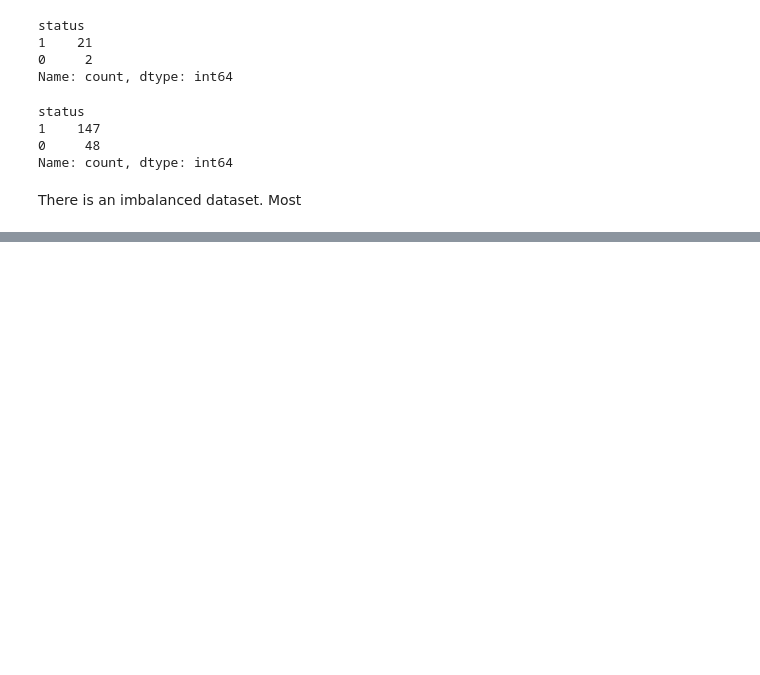
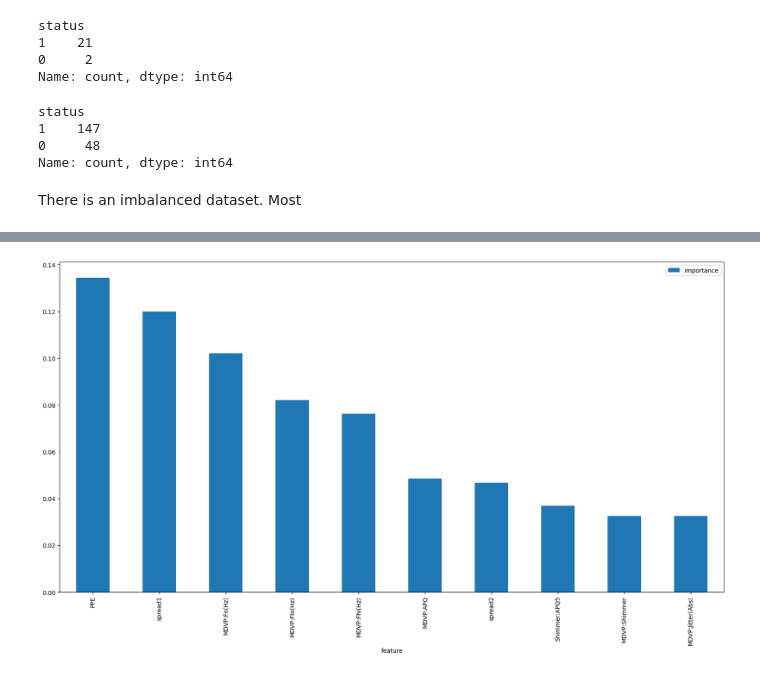
Before and after one commit to t-price/ML_project, a Jupyter notebook: Parkinsons_Cleaning.ipynb, the cells around one changed output, grey strips where cells are left out. Saved outputs shown, nothing was run; the diff lists cells and outputs as text; code cells hidden in the pictures; blank space fills up the shorter version.

```diff
--- a/Parkinsons_Cleaning.ipynb
+++ b/Parkinsons_Cleaning.ipynb
@@ -214,3 +211,13 @@ status
 Name: count, dtype: int64
 # %% [markdown]
 There is an imbalanced dataset. Most
+# %%
+# shuffle the dataframe
+idx = np.arange(len(parkinsons))
+
+# shuffle the indexes
+np.random.shuffle(idx)
+
+# apply shuffled indexes to the dataset
+new_parkinsons = parkinsons.iloc[idx].reset_index(drop=True)
+new_parkinsons
@@ -216,0 +263,32 @@ There is an imbalanced dataset. Most
+# %%
+from sklearn.ensemble import RandomForestClassifier
+
+# split the dataset into train, validation and test sets
+
+X = new_parkinsons.drop(['name', 'status'], axis=1)
+y = new_parkinsons['status']
+train, val, test = data_split(X, y, 0.6, 0.2, 0.2)
+
+# create a random forest classifier
+rf = RandomForestClassifier(n_estimators=100, random_state=42)
+
+# fit the model
+rf.fit(train[0], train[1])
+
+# get the feature importances
+importances = rf.feature_importances_
+
+# create a dataframe to store the feature importances
+feature_importances = pd.DataFrame({'feature': train[0].columns, 'importance': importances})
+
+# sort the dataframe by feature importance
+feature_importances.sort_values(by='importance', ascending=False, inplace=True)
+
+# set the index to 'feature'
+feature_importances.set_index('feature', inplace=True, drop=True)
+
+# create a bar plot
+feature_importances[0:10].plot.bar(figsize=(20,10))
+plt.show()
+# %% [output]
+[figure, added]
```
Also changed, not shown: parts of 4 cells of this notebook.
